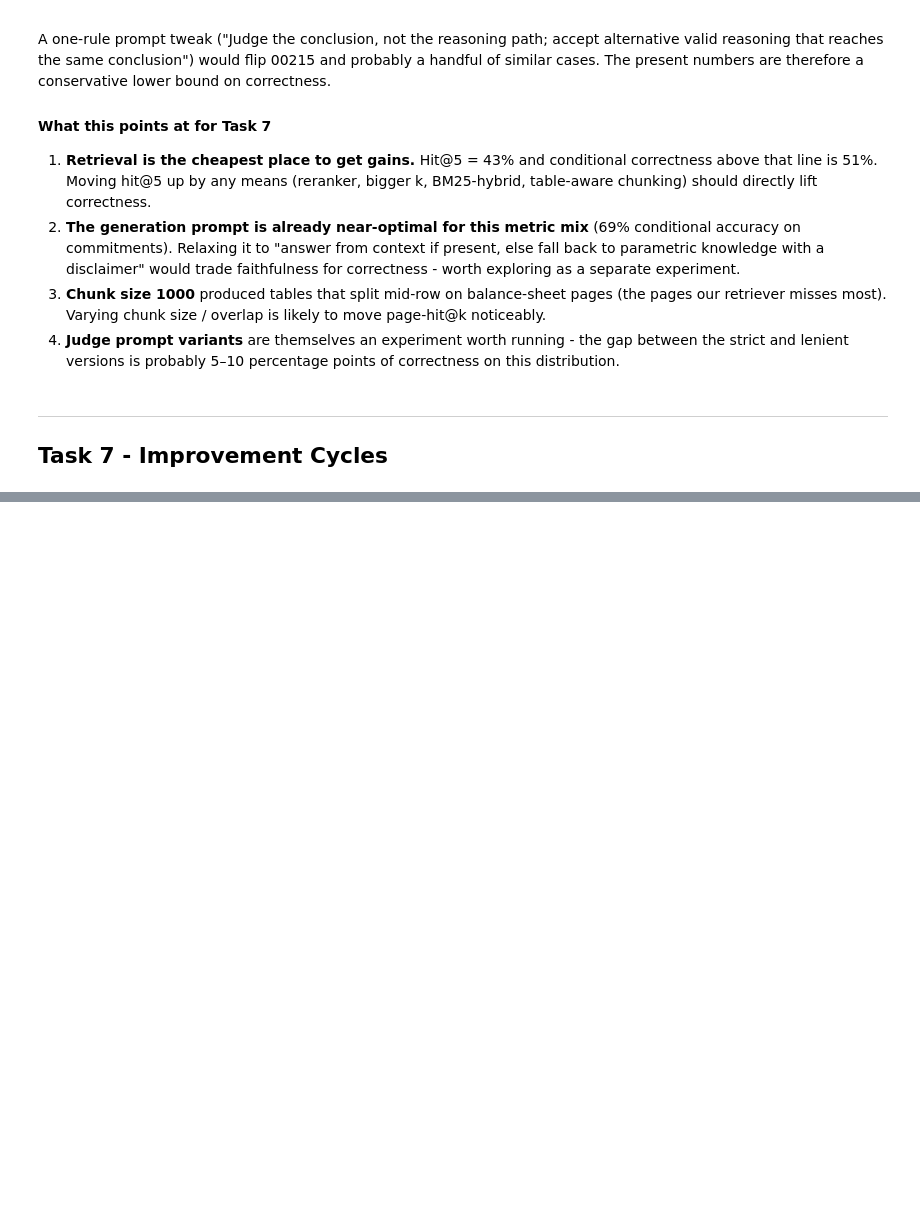
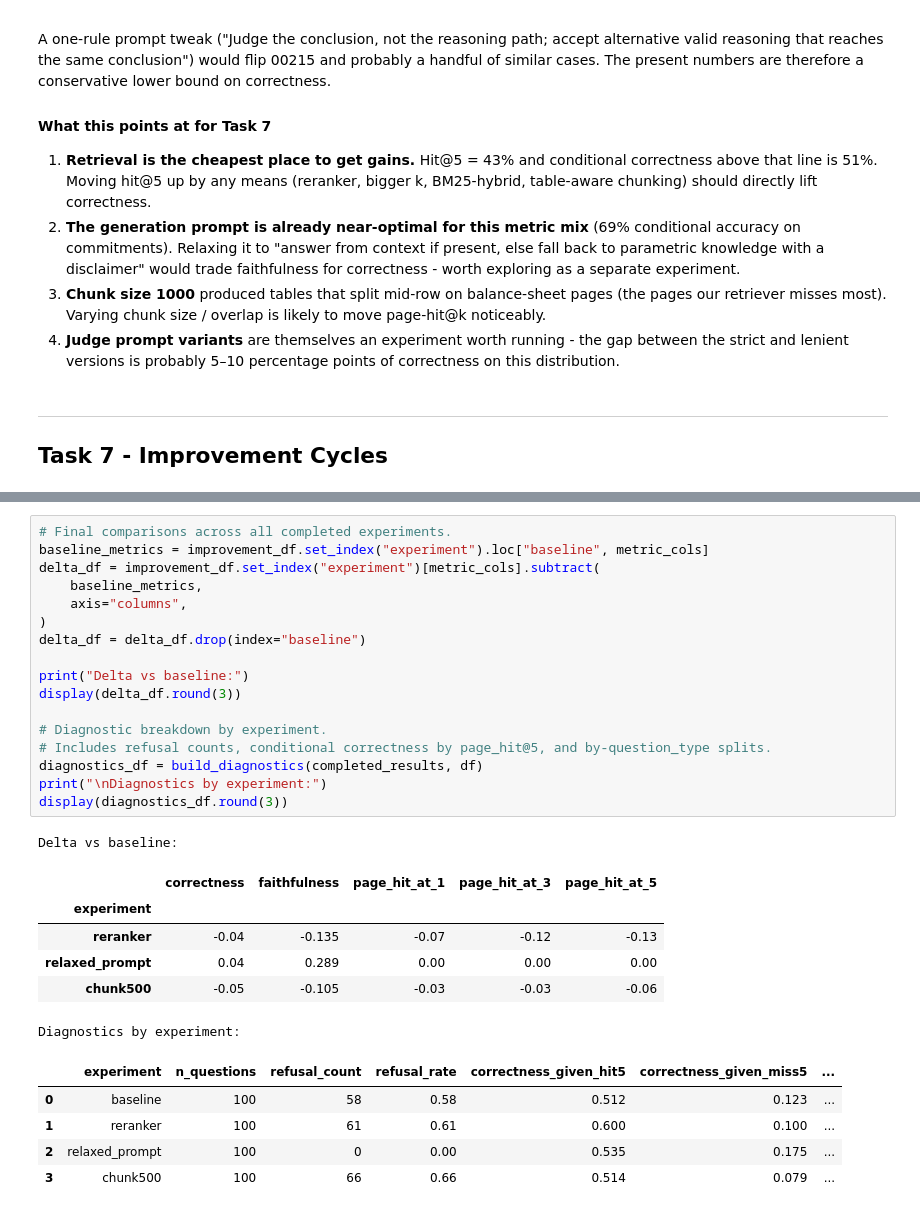
Before and after one commit to Nesher123/AI-Performance-Engineering-Course, a Jupyter notebook: module_1-from_ai_model_to_ai_product/assignment_2-RAG/rag_solution.ipynb, the cells around one changed output, grey strips where cells are left out. Saved outputs shown, nothing was run; the diff lists cells and outputs as text; blank space fills up the shorter version.

```diff
--- a/module_1-from_ai_model_to_ai_product/assignment_2-RAG/rag_solution.ipynb
+++ b/module_1-from_ai_model_to_ai_product/assignment_2-RAG/rag_solution.ipynb
@@ -1178,0 +1813,30 @@ A one-rule prompt tweak ("Judge the conclusion, not the reasoning path; accept a
+# %%
+# Final comparisons across all completed experiments.
+baseline_metrics = improvement_df.set_index("experiment").loc["baseline", metric_cols]
+delta_df = improvement_df.set_index("experiment")[metric_cols].subtract(
+    baseline_metrics,
+    axis="columns",
+)
+delta_df = delta_df.drop(index="baseline")
+
+print("Delta vs baseline:")
+display(delta_df.round(3))
+
+# Diagnostic breakdown by experiment.
+# Includes refusal counts, conditional correctness by page_hit@5, and by-question_type splits.
+diagnostics_df = build_diagnostics(completed_results, df)
+print("\nDiagnostics by experiment:")
+display(diagnostics_df.round(3))
+# %% [output]
+Delta vs baseline:
+|  | correctness | faithfulness | page_hit_at_1 | page_hit_at_3 | page_hit_at_5 |
+| experiment |  |  |  |  |  |
+| reranker | -0.04 | -0.135 | -0.07 | -0.12 | -0.13 |
+| relaxed_prompt | 0.04 | 0.289 | 0.00 | 0.00 | 0.00 |
+| chunk500 | -0.05 | -0.105 | -0.03 | -0.03 | -0.06 |
+Diagnostics by experiment:
+|  | experiment | n_questions | refusal_count | refusal_rate | correctness_given_hit5 | correctness_given_miss5 | ... |
+| 0 | baseline | 100 | 58 | 0.58 | 0.512 | 0.123 | ... |
+| 1 | reranker | 100 | 61 | 0.61 | 0.600 | 0.100 | ... |
+| 2 | relaxed_prompt | 100 | 0 | 0.00 | 0.535 | 0.175 | ... |
+| 3 | chunk500 | 100 | 66 | 0.66 | 0.514 | 0.079 | ... |
```
Also changed, not shown: parts of 16 cells of this notebook, 3 other files.
